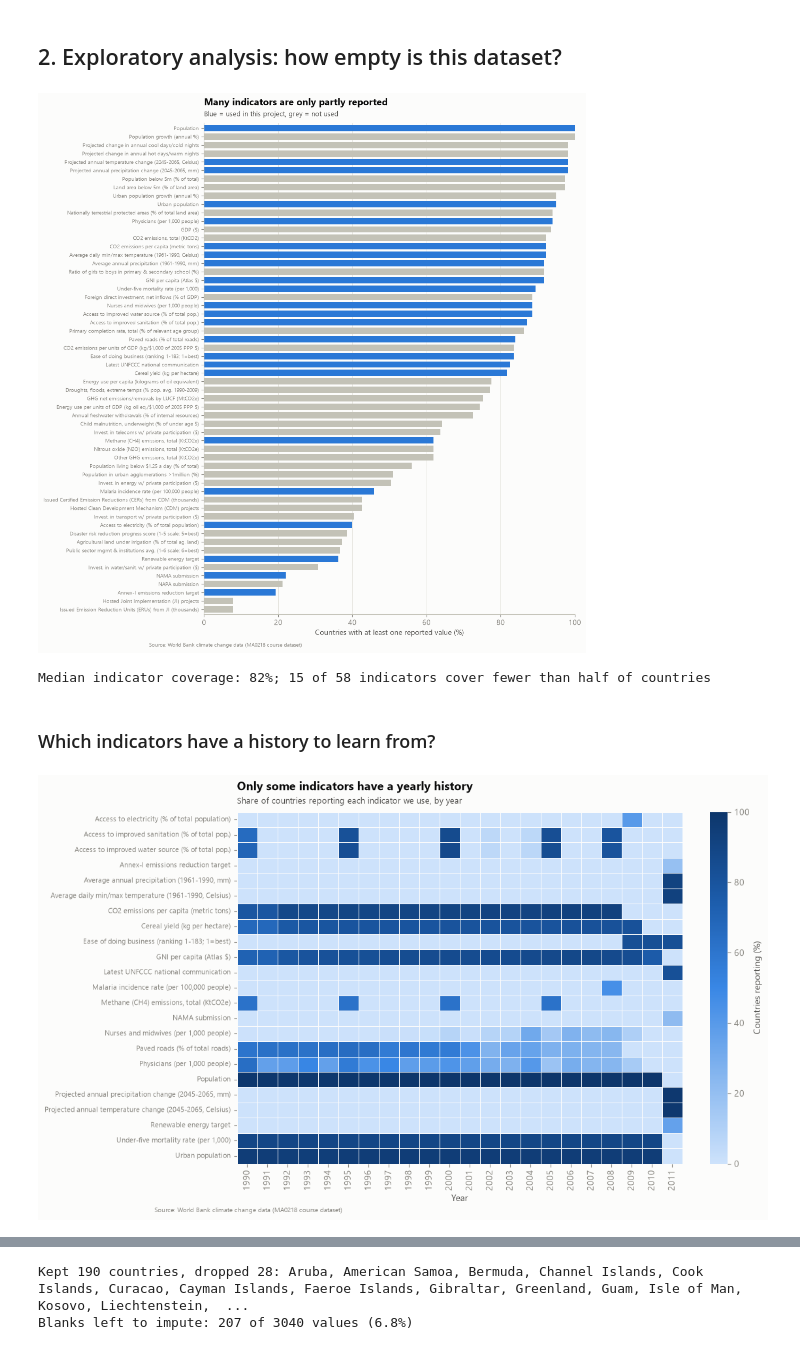
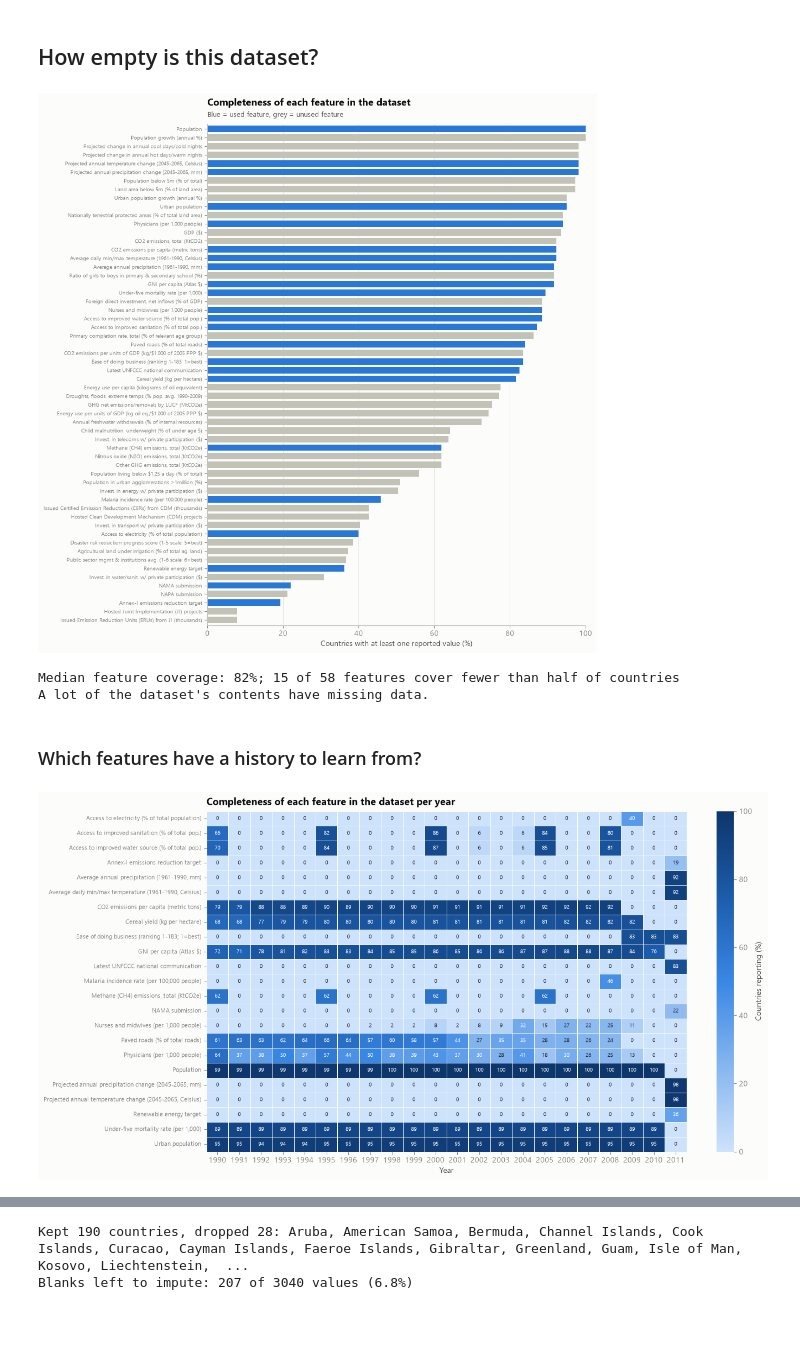
Before and after one commit to edward3423/nasipadang, a Jupyter notebook: nasipadang.ipynb, the cells around one changed output, grey strips where cells are left out. Saved outputs shown, nothing was run; the diff lists cells and outputs as text; code cells hidden in the pictures; blank space fills up the shorter version.

```diff
--- a/nasipadang.ipynb
+++ b/nasipadang.ipynb
@@ -91,26 +64,29 @@ plt.rcParams.update({
 
 
 def titled(ax, title, subtitle=None):
-    """Bold left-aligned title with an optional muted subtitle underneath."""
+    """Bold left aligned title with an optional muted subtitle underneath."""
     ax.set_title(title, pad=24 if subtitle else 8)
     if subtitle:
         ax.annotate(subtitle, xy=(0, 1), xycoords="axes fraction", xytext=(0, 7), textcoords="offset points",
                     fontsize=9, color=INK_2, va="bottom")
 
 
-def label_points(ax, xs, ys, labels):
+def label_points(ax, xs, ys, labels, colors=None):
     """Direct labels nudged apart so they never overlap each other or the points."""
-    texts = [ax.text(x, y, t, fontsize=8, color=INK_2) for x, y, t in zip(xs, ys, labels)]
+    weight = "normal" if colors is None else "bold"
+    colors = [INK] * len(labels) if colors is None else colors
+    texts = [ax.text(x, y, t, fontsize=8, color=colour, fontweight=weight, bbox={"facecolor": SURFACE, "edgecolor": "none", "alpha": 0.75, "pad": 1.5})
+             for x, y, t, colour in zip(xs, ys, labels, colors)]
     adjust_text(texts, x=list(xs), y=list(ys), ax=ax, expand=(1.3, 1.8),
                 arrowprops={"arrowstyle": "-", "color": AXIS, "lw": 0.6})
 
 
 def save(fig, name):
-    """Save a slide-ready figure with a source footnote placed below everything else."""
+    """Save a slide ready figure with a source footnote placed below everything else."""
     fig.canvas.draw()
     bottom = fig.get_tightbbox(fig.canvas.get_renderer()).y0 / fig.get_figheight()
-    fig.text(0.01, bottom - 0.01, "Source: World Bank climate change data (MA0218 course dataset)",
-             fontsize=7, color=MUTED, va="top")
+    # fig.text(0.01, bottom - 0.01, "Source: World Bank climate change data (MA0218 course dataset)",
+    #          fontsize=7, color=MUTED, va="top")
     fig.savefig(FIG_DIR / f"{name}.png", dpi=200, bbox_inches="tight")
     plt.show()
 # %% [markdown]
@@ -154,7 +130,7 @@ def midpoint(name, sep):
     parts = text(name).astype("string").str.extract(rf"(-?[\d.]+)\s*{sep}\s*(-?[\d.]+)").astype(float)
     return parts.mean(axis=1)
 # %% [markdown]
-## 2. Exploratory analysis: how empty is this dataset?
+## How empty is this dataset?
 # %%
 coverage = wide.notna().any(axis=1).groupby(level="Series name").mean().sort_values()
 
@@ -179,27 +155,29 @@ ax.set_xlabel("Countries with at least one reported value (%)")
 ax.set_xlim(0, 100)
 ax.set_ylim(-0.6, len(coverage) - 0.4)
 ax.grid(axis="y", visible=False)
-titled(ax, "Many indicators are only partly reported", "Blue = used in this project, grey = not used")
-save(fig, "01_indicator_coverage")
+titled(ax, "Completeness of each feature in the dataset", 'Blue = used feature, grey = unused feature')
+save(fig, "01_feature_coverage")
 
-print(f"Median indicator coverage: {coverage.median():.0%}; "
-      f"{(coverage < 0.5).sum()} of {len(coverage)} indicators cover fewer than half of countries")
+print(f"Median feature coverage: {coverage.median():.0%}; "
+      f"{(coverage < 0.5).sum()} of {len(coverage)} features cover fewer than half of countries")
+print("A lot of the dataset's contents have missing data.")
 # %% [output]
-[figure, old version]
+[figure, new version]
-Median indicator coverage: 82%; 15 of 58 indicators cover fewer than half of countries
+Median feature coverage: 82%; 15 of 58 features cover fewer than half of countries
+A lot of the dataset's contents have missing data.
 # %% [markdown]
-### Which indicators have a history to learn from?
+### Which features have a history to learn from?
 # %%
 over_time = wide.notna().groupby(level="Series name").mean().loc[sorted(USED)] * 100
 over_time.columns = [int(y) for y in over_time.columns]
-fig, ax = plt.subplots(figsize=(11, 7))
-sns.heatmap(over_time, cmap=SEQ, vmin=0, vmax=100, linewidths=0.5, linecolor=SURFACE, cbar_kws={"label": "Countries reporting (%)"}, ax=ax)
+fig, ax = plt.subplots(figsize=(14, 8))
+sns.heatmap(over_time, annot=True, fmt=".0f", annot_kws={"size": 7}, cmap=SEQ, vmin=0, vmax=100, linewidths=0.5, linecolor=SURFACE, cbar_kws={"label": "Countries reporting (%)"}, ax=ax)
 ax.grid(False)
 ax.set_xlabel("Year")
 ax.set_ylabel("")
 ax.set_yticklabels([t.get_text().replace("$", r"\$") for t in ax.get_yticklabels()], fontsize=8)
-titled(ax, "Only some indicators have a yearly history", "Share of countries reporting each indicator we use, by year")
+titled(ax, "Completeness of each feature in the dataset per year")
 save(fig, "eda_coverage_over_time")
 # %% [output]
-[figure, old version]
+[figure, new version]
 # %% [markdown]
```
Also changed, not shown: parts of 62 cells of this notebook, 23 other files.
